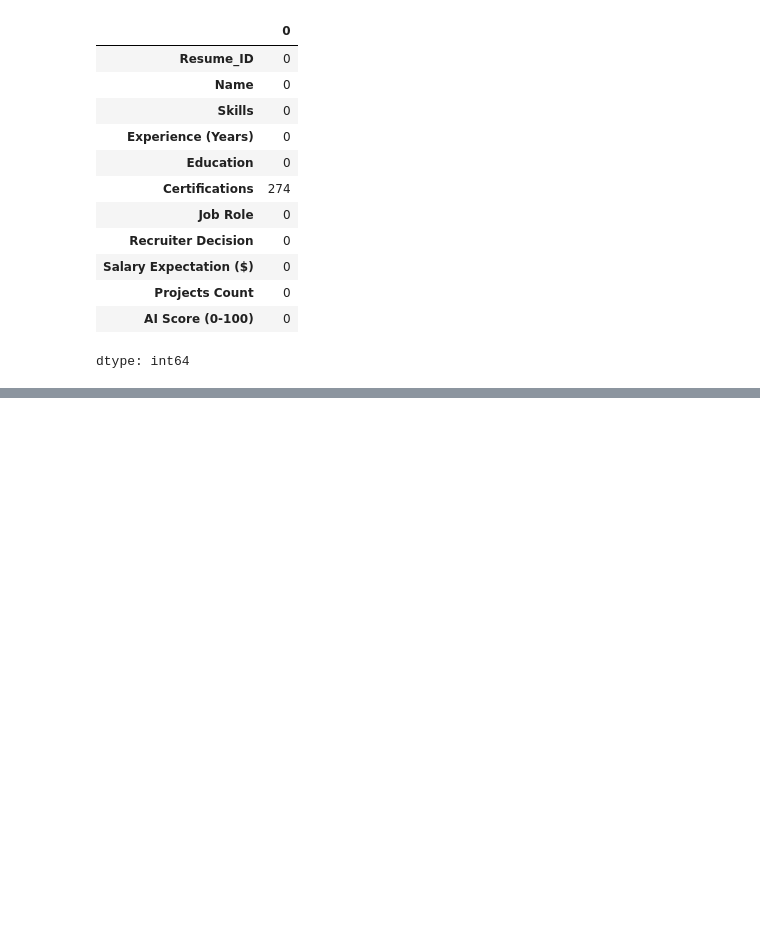
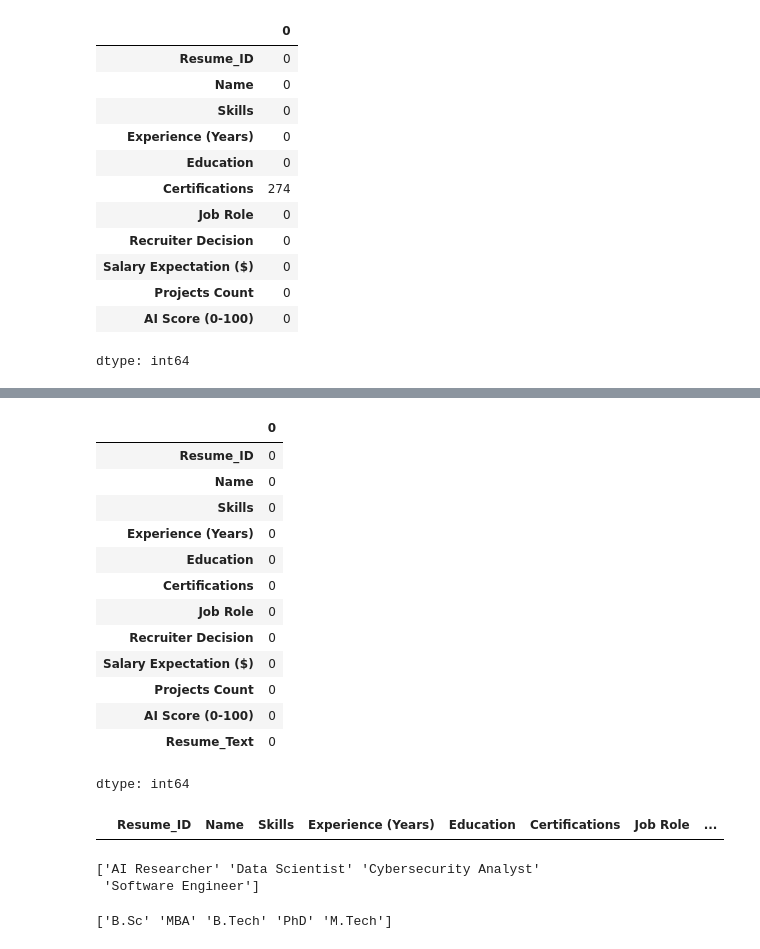
Before and after one commit to Krishna-Dhawangale/Resume-Screening-Machine-Learning-, a Jupyter notebook: SVM_Resume_Classification.ipynb, the cells around one changed output, grey strips where cells are left out. Cells and saved outputs as stored; diff of their text form; code cells hidden in the pictures; blank space fills up the shorter version.

```diff
--- a/SVM_Resume_Classification.ipynb
+++ b/SVM_Resume_Classification.ipynb
@@ -646,0 +92,30 @@ The 100% accuracy is primarily due to the dataset being "too easy" or highly sep
+# %%
+df.isnull().sum()
+# %% [output]
+|  | 0 |
+| Resume_ID | 0 |
+| Name | 0 |
+| Skills | 0 |
+| Experience (Years) | 0 |
+| Education | 0 |
+| Certifications | 0 |
+| Job Role | 0 |
+| Recruiter Decision | 0 |
+| Salary Expectation ($) | 0 |
+| Projects Count | 0 |
+| AI Score (0-100) | 0 |
+| Resume_Text | 0 |
+dtype: int64
+# %%
+df[df.isnull().any(axis=1)]
+# %% [output]
+|  | Resume_ID | Name | Skills | Experience (Years) | Education | Certifications | Job Role | ... |
+# %%
+print(df['Job Role'].unique())
+# %% [output]
+['AI Researcher' 'Data Scientist' 'Cybersecurity Analyst'
+ 'Software Engineer']
+# %%
+print(df['Education'].unique())
+# %% [output]
+['B.Sc' 'MBA' 'B.Tech' 'PhD' 'M.Tech']
```
Also changed, not shown: parts of 68 cells of this notebook.
